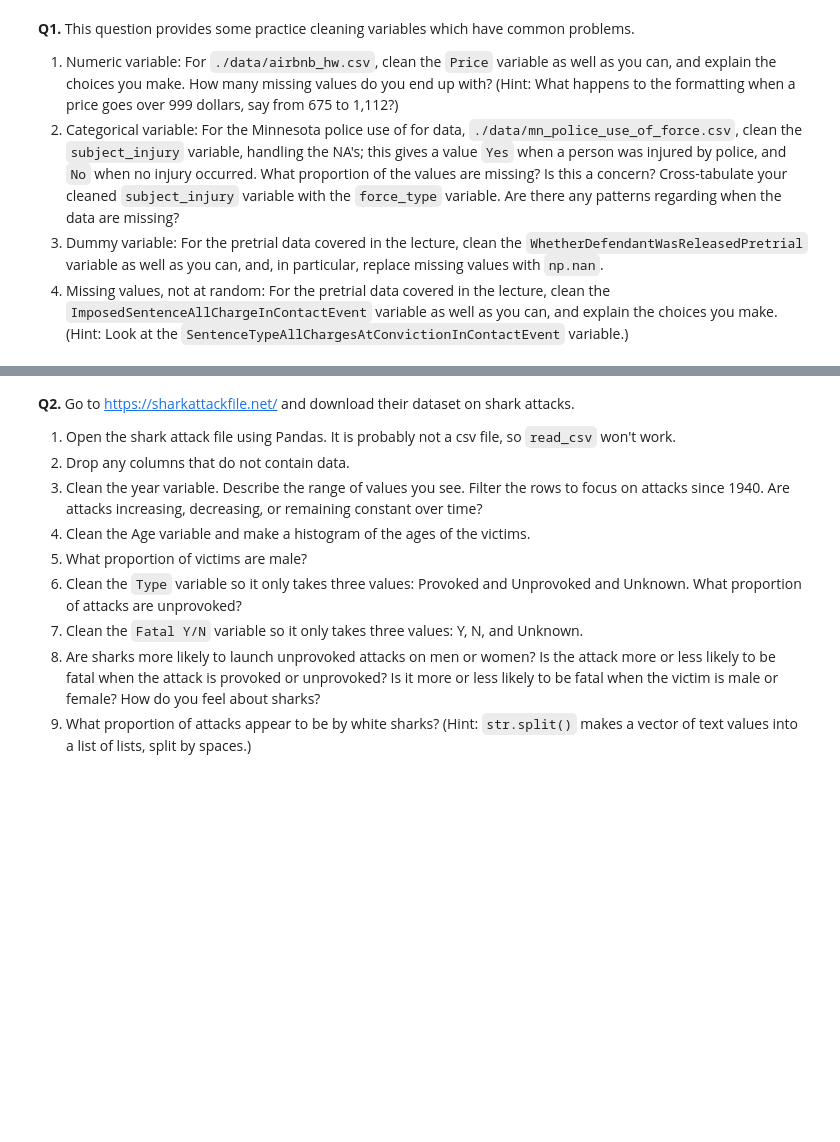
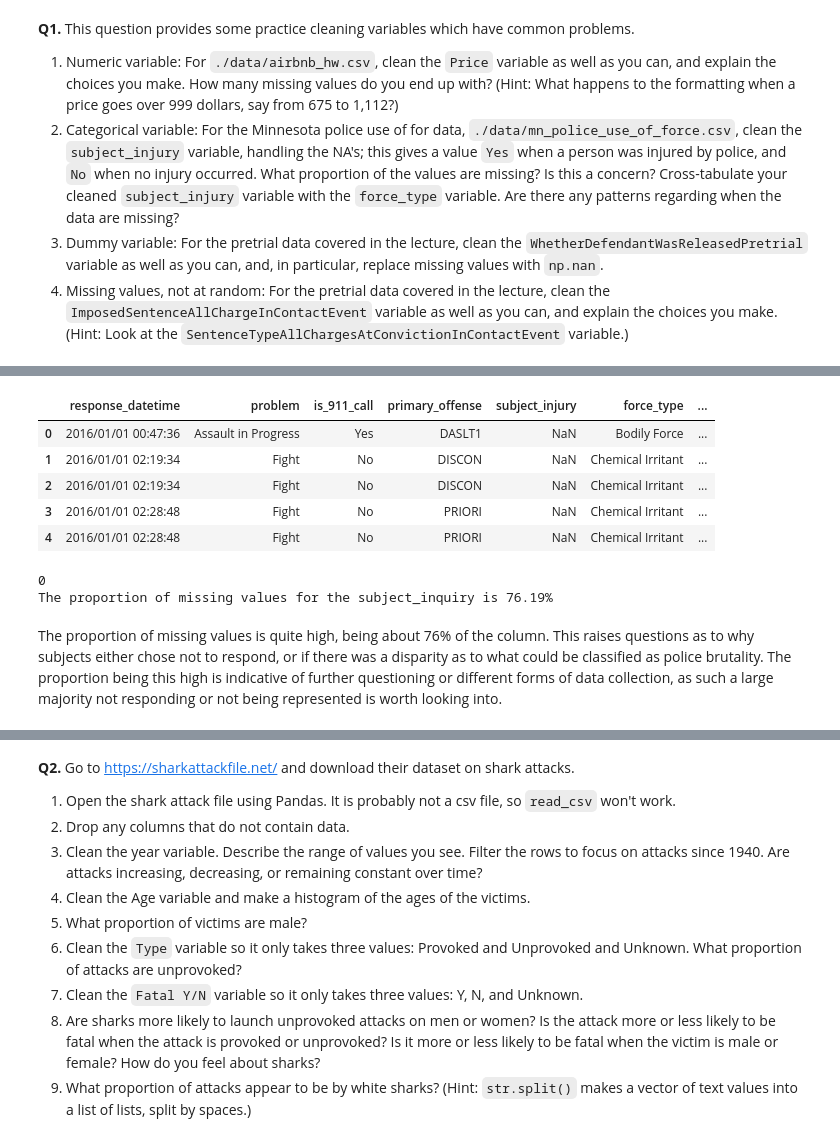
Before and after one commit to yuthimreddy/wrangling, a Jupyter notebook: assignment/assignment.ipynb, the cells around one changed output, grey strips where cells are left out. Cells and saved outputs as stored; diff of their text form; code cells hidden in the pictures; blank space fills up the shorter version.

```diff
--- a/assignment/assignment.ipynb
+++ b/assignment/assignment.ipynb
@@ -10,0 +101,24 @@
+# %%
+# importing dataset
+MN_police_data = pd.read_csv('./data/mn_police_use_of_force.csv')
+MN_police_data.head(5)
+# %% [output]
+|  | response_datetime | problem | is_911_call | primary_offense | subject_injury | force_type | ... |
+| 0 | 2016/01/01 00:47:36 | Assault in Progress | Yes | DASLT1 | NaN | Bodily Force | ... |
+| 1 | 2016/01/01 02:19:34 | Fight | No | DISCON | NaN | Chemical Irritant | ... |
+| 2 | 2016/01/01 02:19:34 | Fight | No | DISCON | NaN | Chemical Irritant | ... |
+| 3 | 2016/01/01 02:28:48 | Fight | No | PRIORI | NaN | Chemical Irritant | ... |
+| 4 | 2016/01/01 02:28:48 | Fight | No | PRIORI | NaN | Chemical Irritant | ... |
+# %%
+# cleaning subject_inquiry column: replacing the Na values with 'unknown' as a placeholder
+MN_police_data['subject_injury'] = MN_police_data['subject_injury'].fillna('Unknown')
+print(MN_police_data['subject_injury'].isna().sum())
+
+# finding the proportion of 'unknown' or missing values within the subject_inquiry column
+missing_proportion = MN_police_data['subject_injury'].value_counts(normalize = True)['Unknown']
+print(f"The proportion of missing values for the subject_inquiry is {missing_proportion:.2%}")
+# %% [output]
+0
+The proportion of missing values for the subject_inquiry is 76.19%
+# %% [markdown]
+The proportion of missing values is quite high, being about 76% of the column. This raises questions as to why subjects either chose not to respond, or if there was a disparity as to what could be classified as police brutality. The proportion being this high is indicative of further questioning or different forms of data collection, as such a large majority not responding or not being represented is worth looking into.
```
Also changed, not shown: parts of 26 cells of this notebook, 12 other files.
